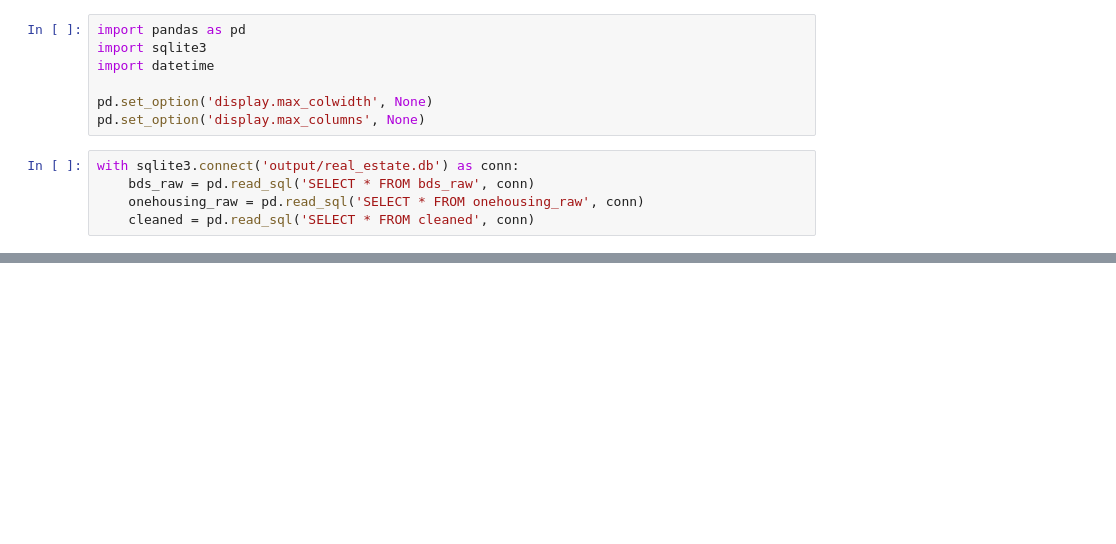
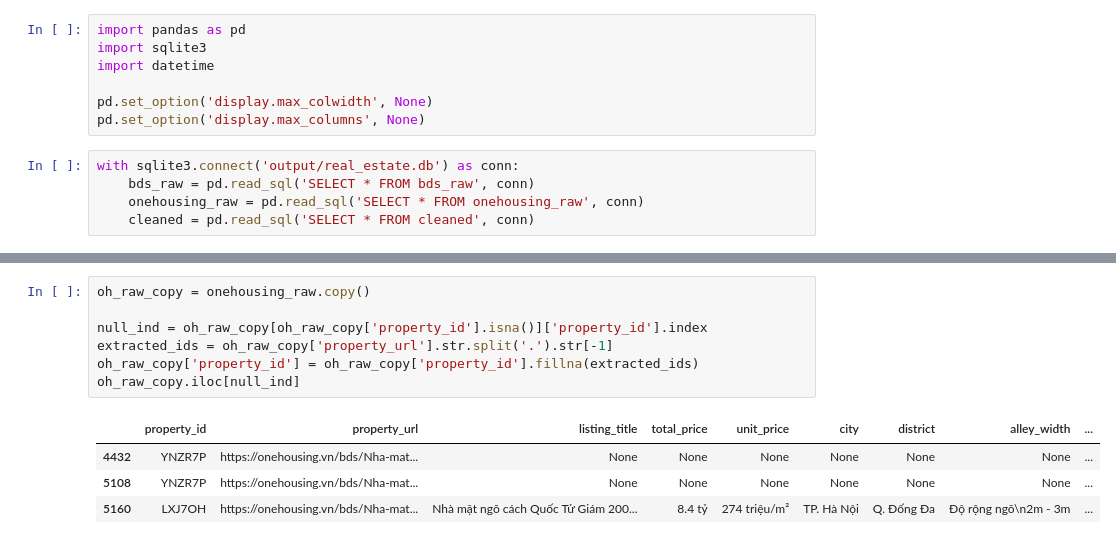
Before and after one commit to PhamMaiLinh-2403/estates-app, a Jupyter notebook: test.ipynb, the cells around one changed output, grey strips where cells are left out. Drawn from its saved outputs; the diff is of its cells as text; blank space fills up the shorter version.

```diff
--- a/test.ipynb
+++ b/test.ipynb
@@ -12,0 +104,12 @@ with sqlite3.connect('output/real_estate.db') as conn:
+# %%
+oh_raw_copy = onehousing_raw.copy()
+
+null_ind = oh_raw_copy[oh_raw_copy['property_id'].isna()]['property_id'].index
+extracted_ids = oh_raw_copy['property_url'].str.split('.').str[-1]
+oh_raw_copy['property_id'] = oh_raw_copy['property_id'].fillna(extracted_ids)
+oh_raw_copy.iloc[null_ind]
+# %% [output]
+|  | property_id | property_url | listing_title | total_price | unit_price | city | district | alley_width | ... |
+| 4432 | YNZR7P | https://onehousing.vn/bds/Nha-mat... | None | None | None | None | None | None | ... |
+| 5108 | YNZR7P | https://onehousing.vn/bds/Nha-mat... | None | None | None | None | None | None | ... |
+| 5160 | LXJ7OH | https://onehousing.vn/bds/Nha-mat... | Nhà mặt ngõ cách Quốc Tử Giám 200... | 8.4 tỷ | 274 triệu/m² | TP. Hà Nội | Q. Đống Đa | Độ rộng ngõ\n2m - 3m | ... |
```
Also changed, not shown: parts of 33 cells of this notebook, 6 other files.
